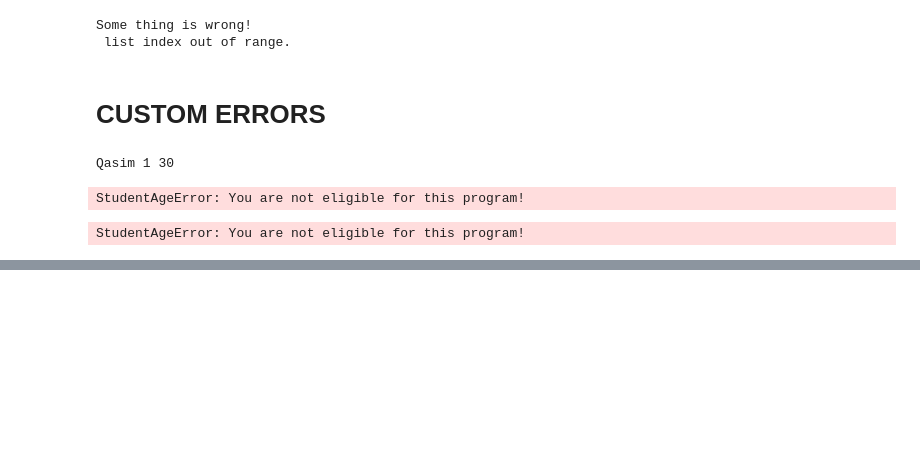
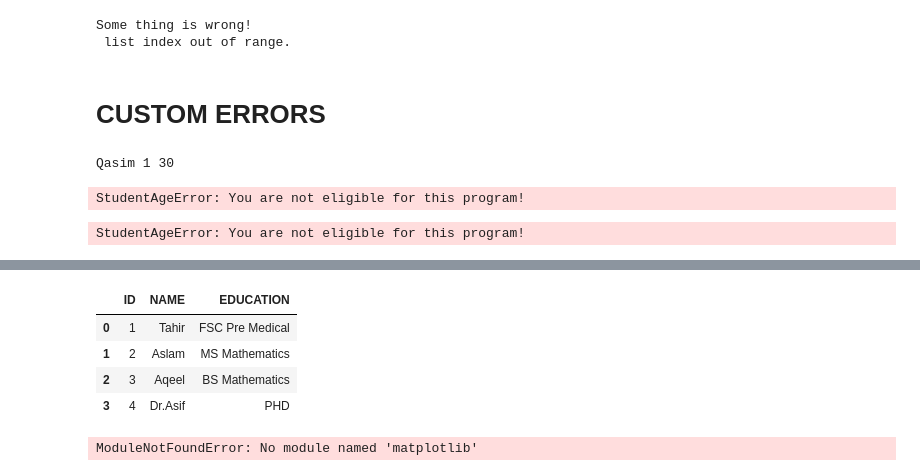
Before and after one commit to tahir-333/PYTHON-NOTES, a Jupyter notebook: GEN_AI_CRASH_COURSE_NOTES/12_Error_and_FileHandling.ipynb, the cells around one changed output, grey strips where cells are left out. Drawn from its saved outputs; the diff is of its cells as text; code cells hidden in the pictures; blank space fills up the shorter version.

```diff
--- a/GEN_AI_CRASH_COURSE_NOTES/12_Error_and_FileHandling.ipynb
+++ b/GEN_AI_CRASH_COURSE_NOTES/12_Error_and_FileHandling.ipynb
@@ -166,0 +417,21 @@ StudentAgeError: You are not eligible for this program!
+# %%
+import pandas as pd
+df: pd.DataFrame = pd.read_excel("./Book1.xlsx")
+df
+# %% [output]
+|  | ID | NAME | EDUCATION |
+| 0 | 1 | Tahir | FSC Pre Medical |
+| 1 | 2 | Aslam | MS Mathematics |
+| 2 | 3 | Aqeel | BS Mathematics |
+| 3 | 4 | Dr.Asif | PHD |
+# %%
+# Reading the image file using pandas
+
+import matplotlib.pyplot as plt
+import matplotlib.image as mpimg
+
+img = mpimg.imread("image.jpeg")
+
+plt.imshow(img)
+# %% [output]
+ModuleNotFoundError: No module named 'matplotlib'
```
Also changed, not shown: parts of 31 cells of this notebook, 14 other files.
